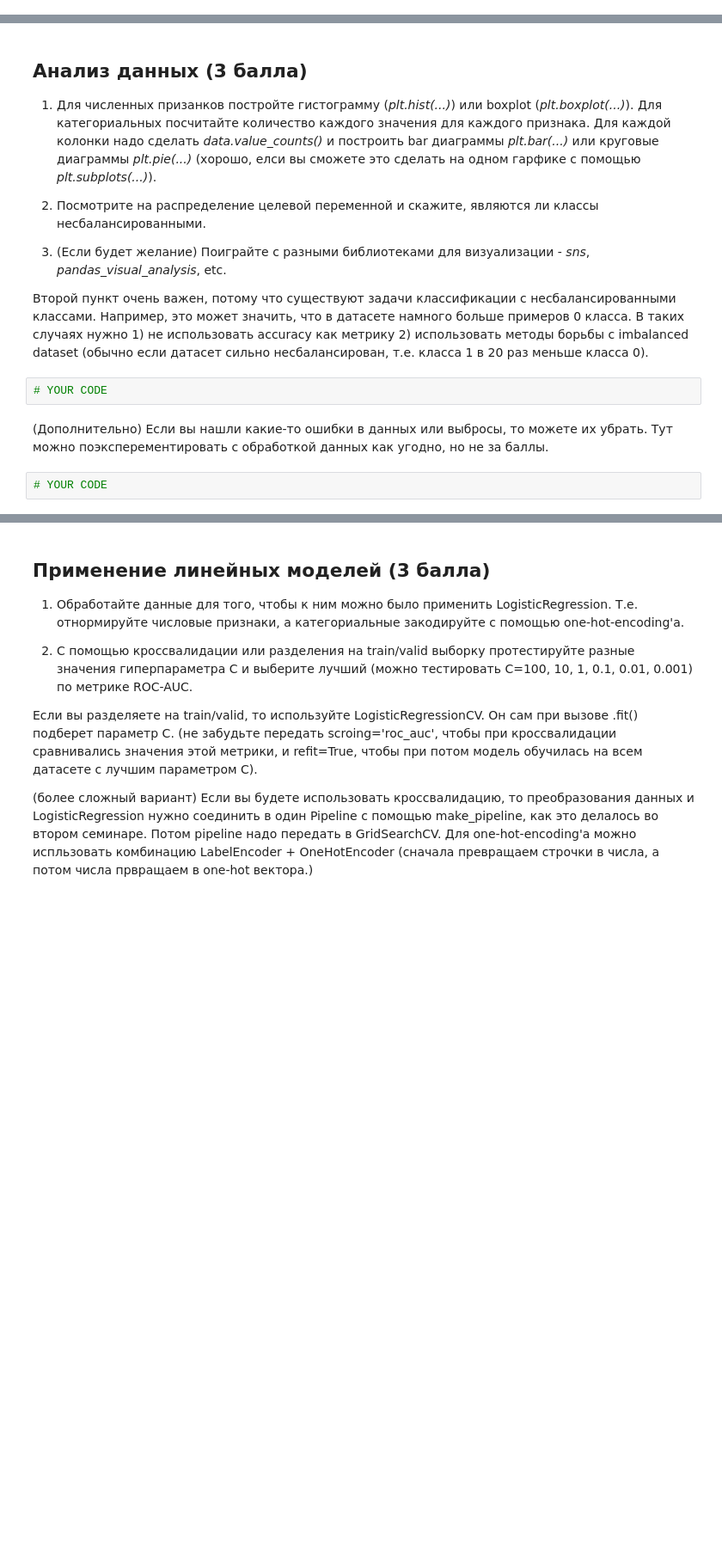
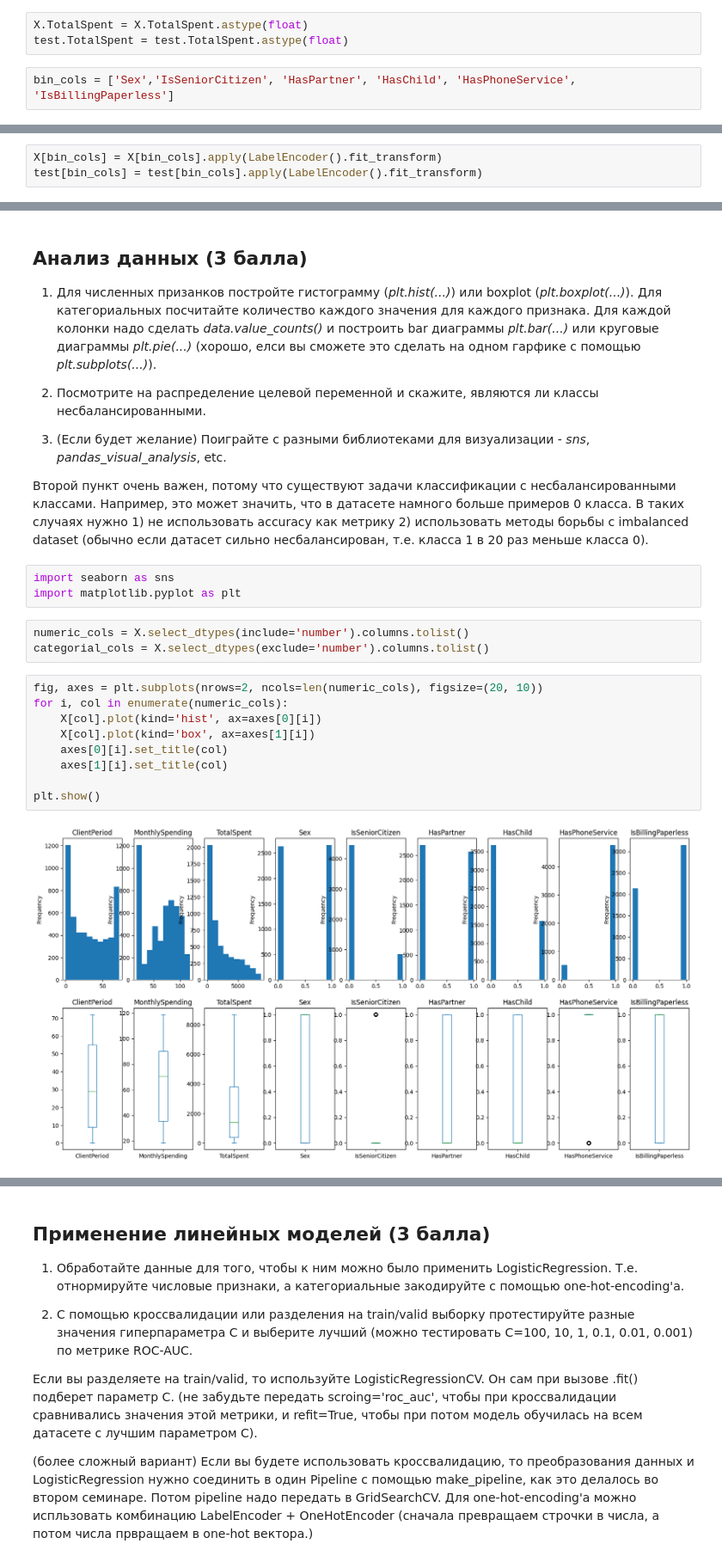
Before and after one commit to rscr1/deep-learning-school, a Jupyter notebook: 07_homework_Churn_Kaggle_competition/baseline.ipynb, the cells around one changed output, grey strips where cells are left out. Shown: that part at 86% size. Saved outputs shown, nothing was run; the diff lists cells and outputs as text; blank space fills up the shorter version.

```diff
--- a/07_homework_Churn_Kaggle_competition/baseline.ipynb
+++ b/07_homework_Churn_Kaggle_competition/baseline.ipynb
@@ -99,0 +219,5 @@ target_col = 'Churn'
+# %%
+X.TotalSpent = X.TotalSpent.astype(float)
+test.TotalSpent = test.TotalSpent.astype(float)
+# %%
+bin_cols = ['Sex','IsSeniorCitizen', 'HasPartner', 'HasChild', 'HasPhoneService', 'IsBillingPaperless']
@@ -99,0 +226,3 @@ target_col = 'Churn'
+# %%
+X[bin_cols] = X[bin_cols].apply(LabelEncoder().fit_transform)
+test[bin_cols] = test[bin_cols].apply(LabelEncoder().fit_transform)
@@ -107,9 +256,20 @@ target_col = 'Churn'
 3) (Если будет желание) Поиграйте с разными библиотеками для визуализации - *sns*, *pandas_visual_analysis*, etc.
 
 Второй пункт очень важен, потому что существуют задачи классификации с несбалансированными классами. Например, это может значить, что в датасете намного больше примеров 0 класса. В таких случаях нужно 1) не использовать accuracy как метрику 2) использовать методы борьбы с imbalanced dataset (обычно если датасет сильно несбалансирован, т.е. класса 1 в 20 раз меньше класса 0).
-# %%
-# YOUR CODE
-# %% [markdown]
-(Дополнительно) Если вы нашли какие-то ошибки в данных или выбросы, то можете их убрать. Тут можно поэксперементировать с обработкой данных как угодно, но не за баллы.
-# %%
-# YOUR CODE
+# %%
+import seaborn as sns
+import matplotlib.pyplot as plt
+# %%
+numeric_cols = X.select_dtypes(include='number').columns.tolist()
+categorial_cols = X.select_dtypes(exclude='number').columns.tolist()
+# %%
+fig, axes = plt.subplots(nrows=2, ncols=len(numeric_cols), figsize=(20, 10))
+for i, col in enumerate(numeric_cols):
+    X[col].plot(kind='hist', ax=axes[0][i])
+    X[col].plot(kind='box', ax=axes[1][i])
+    axes[0][i].set_title(col)
+    axes[1][i].set_title(col)
+
+plt.show()
+# %% [output]
+[figure, added]
```
Also changed, not shown: parts of 44 cells of this notebook, 5 other files.
